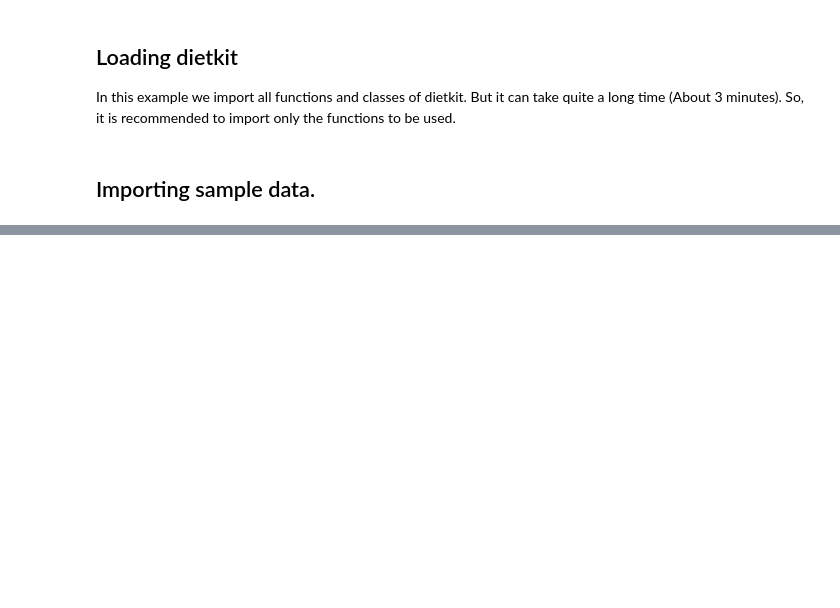
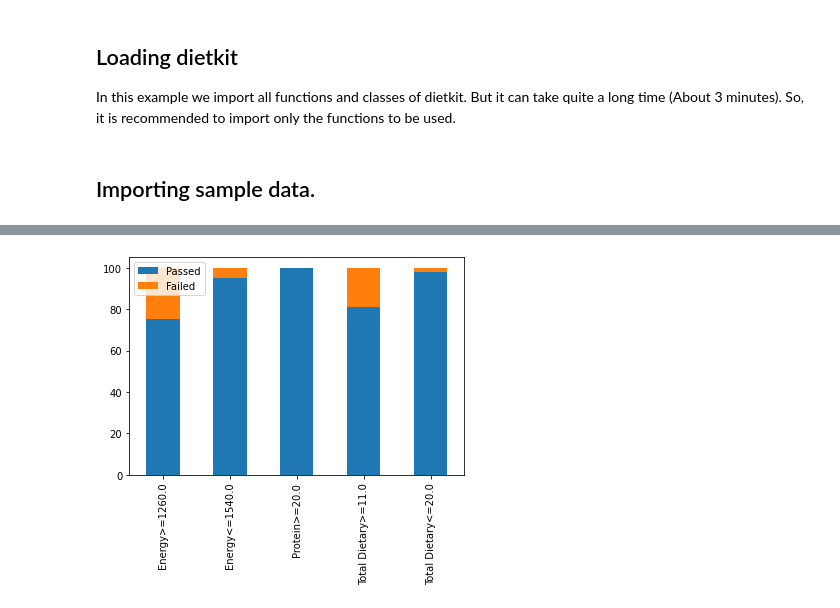
Before and after one commit to pki663/dietkit, a Jupyter notebook: sample_execution.ipynb, the cells around one changed output, grey strips where cells are left out. Drawn from its saved outputs; the diff is of its cells as text; code cells hidden in the pictures; blank space fills up the shorter version.

```diff
--- a/sample_execution.ipynb
+++ b/sample_execution.ipynb
@@ -13,6 +15,8 @@ from dietkit import *
 sample_ingredients = load_ingredient(sample_language = 'eng')
 sample_menus = load_menu(ingredients = sample_ingredients, sample_language = 'eng')
 sample_diets = load_diet(menus = sample_menus, num_loads = 100, sample_language = 'eng', sample_name = 'ML')
+# %%
+sample_criteria = load_sample_criteria(sample_name = 'korean_standard_criteria')
 # %%
 sample_ingredients
 
@@ -31,0 +388,4 @@ sample_ingredients
+# %%
+bar_menu_test_nutrition(diet = sample_diets, criterias = sample_criteria[:5], fig_path = 'bar_menu_test_nutrition.png')
+# %% [output]
+[figure, added]
```
Also changed, not shown: parts of 46 cells of this notebook, 1 other file.
